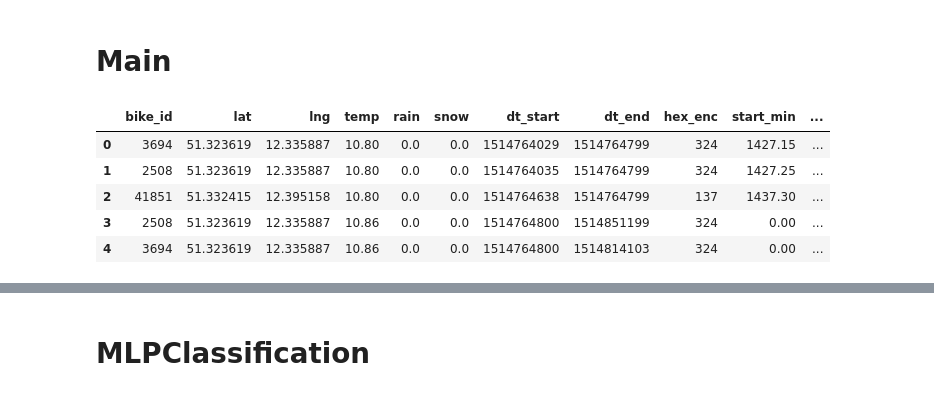
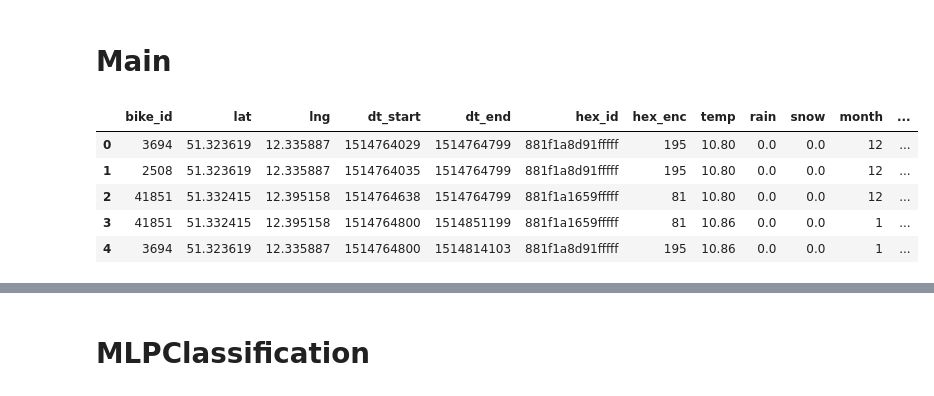
Before and after one commit to jw54kysa/bachelor_thesis_idle_time_prediction_nextbike, a Jupyter notebook: scripts/S5_prediction_sclearn_classification.ipynb, the cells around one changed output, grey strips where cells are left out. Drawn from its saved outputs; the diff is of its cells as text; code cells hidden in the pictures.

```diff
--- a/scripts/S5_prediction_sclearn_classification.ipynb
+++ b/scripts/S5_prediction_sclearn_classification.ipynb
@@ -13,21 +27,17 @@ def importdata():
 # %%
 import pandas as pd
 import numpy as np
-from tqdm import tqdm
 
 # read CSV
-df = pd.read_csv('../data/df_points_18_21_v1_new_features.csv')
+df = pd.read_csv('../data/df_points/final_df_points_18_21.csv')
 # %%
 # event del Index Column
-del df['Unnamed: 0']
-df['idle_time'] = df['timestood'].copy()
-del df['timestood']
 df = df.sort_values(by='dt_start', ignore_index=True)
 df.head()
 # %% [output]
-|  | bike_id | lat | lng | temp | rain | snow | dt_start | dt_end | hex_enc | start_min | ... |
-| 0 | 3694 | 51.323619 | 12.335887 | 10.80 | 0.0 | 0.0 | 1514764029 | 1514764799 | 324 | 1427.15 | ... |
-| 1 | 2508 | 51.323619 | 12.335887 | 10.80 | 0.0 | 0.0 | 1514764035 | 1514764799 | 324 | 1427.25 | ... |
-| 2 | 41851 | 51.332415 | 12.395158 | 10.80 | 0.0 | 0.0 | 1514764638 | 1514764799 | 137 | 1437.30 | ... |
-| 3 | 2508 | 51.323619 | 12.335887 | 10.86 | 0.0 | 0.0 | 1514764800 | 1514851199 | 324 | 0.00 | ... |
-| 4 | 3694 | 51.323619 | 12.335887 | 10.86 | 0.0 | 0.0 | 1514764800 | 1514814103 | 324 | 0.00 | ... |
+|  | bike_id | lat | lng | dt_start | dt_end | hex_id | hex_enc | temp | rain | snow | month | ... |
+| 0 | 3694 | 51.323619 | 12.335887 | 1514764029 | 1514764799 | 881f1a8d91fffff | 195 | 10.80 | 0.0 | 0.0 | 12 | ... |
+| 1 | 2508 | 51.323619 | 12.335887 | 1514764035 | 1514764799 | 881f1a8d91fffff | 195 | 10.80 | 0.0 | 0.0 | 12 | ... |
+| 2 | 41851 | 51.332415 | 12.395158 | 1514764638 | 1514764799 | 881f1a1659fffff | 81 | 10.80 | 0.0 | 0.0 | 12 | ... |
+| 3 | 41851 | 51.332415 | 12.395158 | 1514764800 | 1514851199 | 881f1a1659fffff | 81 | 10.86 | 0.0 | 0.0 | 1 | ... |
+| 4 | 3694 | 51.323619 | 12.335887 | 1514764800 | 1514814103 | 881f1a8d91fffff | 195 | 10.86 | 0.0 | 0.0 | 1 | ... |
```
Also changed, not shown: parts of 22 cells of this notebook, 49 other files.
